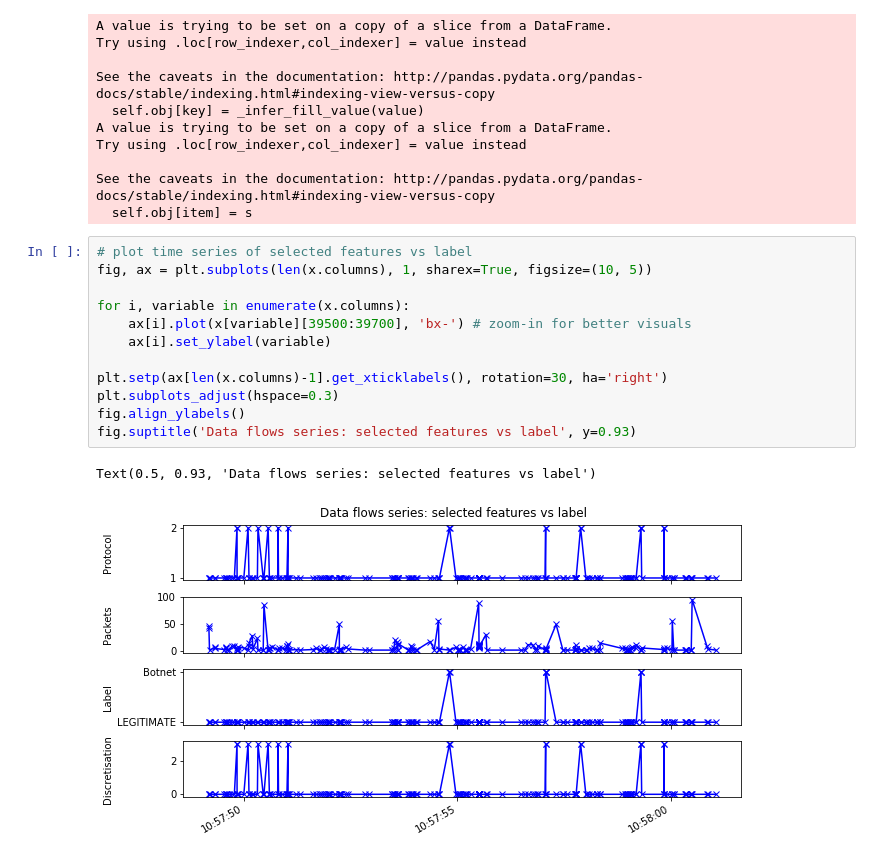
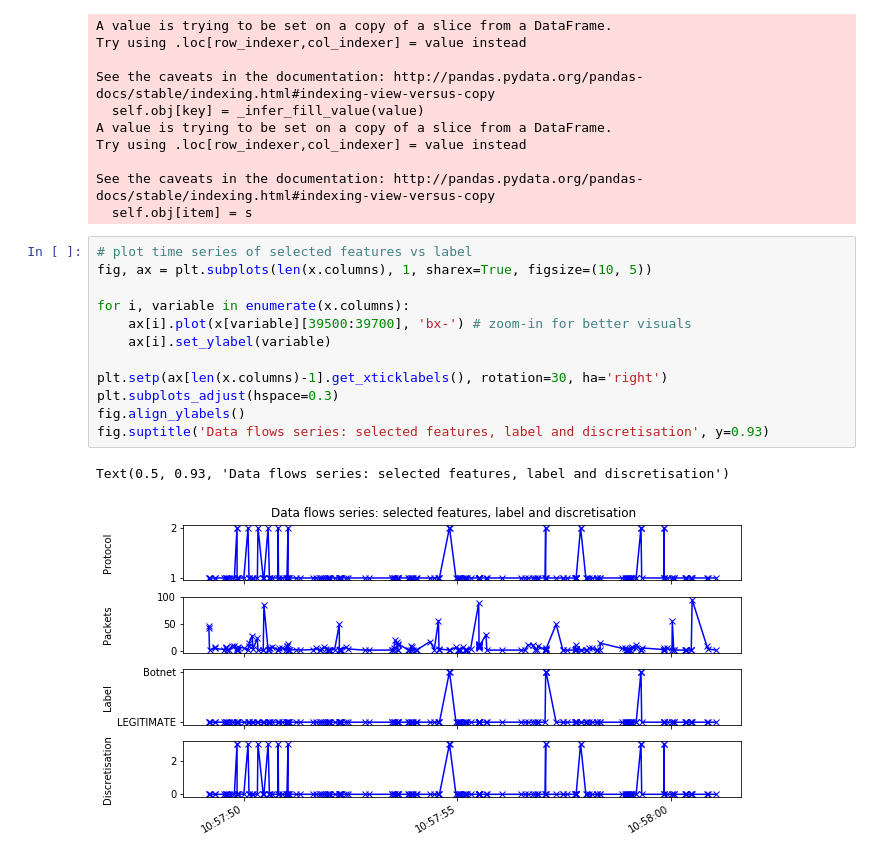
Before and after one commit to chengh42/Cyber-Data-Analytics, a Jupyter notebook: data stream/Task3_Discretization.ipynb, the cells around one changed output. Drawn from its saved outputs; the diff is of its cells as text.

```diff
--- a/data stream/Task3_Discretization.ipynb
+++ b/data stream/Task3_Discretization.ipynb
@@ -275,15 +275,15 @@ See the caveats in the documentation: http://pandas.pydata.org/pandas-docs/stabl
 # %%
 # plot time series of selected features vs label
 fig, ax = plt.subplots(len(x.columns), 1, sharex=True, figsize=(10, 5))
 
 for i, variable in enumerate(x.columns):
     ax[i].plot(x[variable][39500:39700], 'bx-') # zoom-in for better visuals
     ax[i].set_ylabel(variable)
 
 plt.setp(ax[len(x.columns)-1].get_xticklabels(), rotation=30, ha='right')
 plt.subplots_adjust(hspace=0.3)
 fig.align_ylabels()
-fig.suptitle('Data flows series: selected features vs label', y=0.93)
+fig.suptitle('Data flows series: selected features, label and discretisation', y=0.93)
 # %% [output]
-Text(0.5, 0.93, 'Data flows series: selected features vs label')
+Text(0.5, 0.93, 'Data flows series: selected features, label and discretisation')
-[figure, old version]
+[figure, new version]
```
